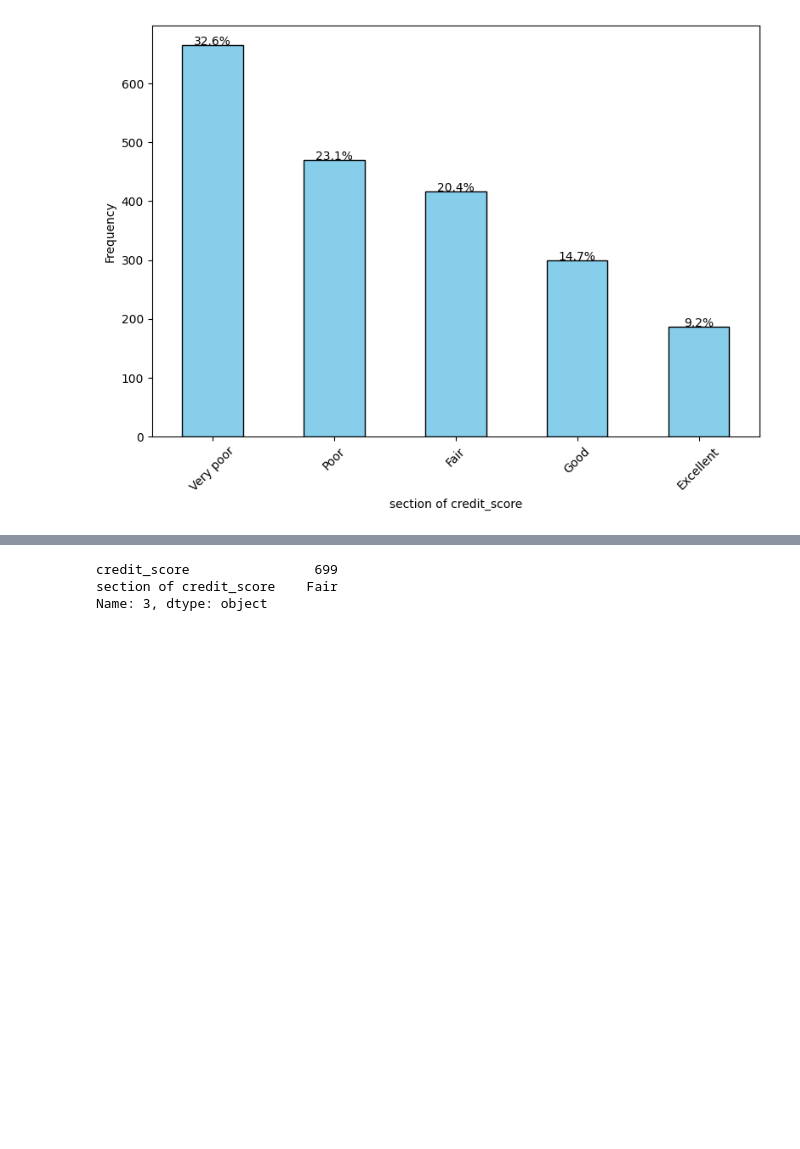
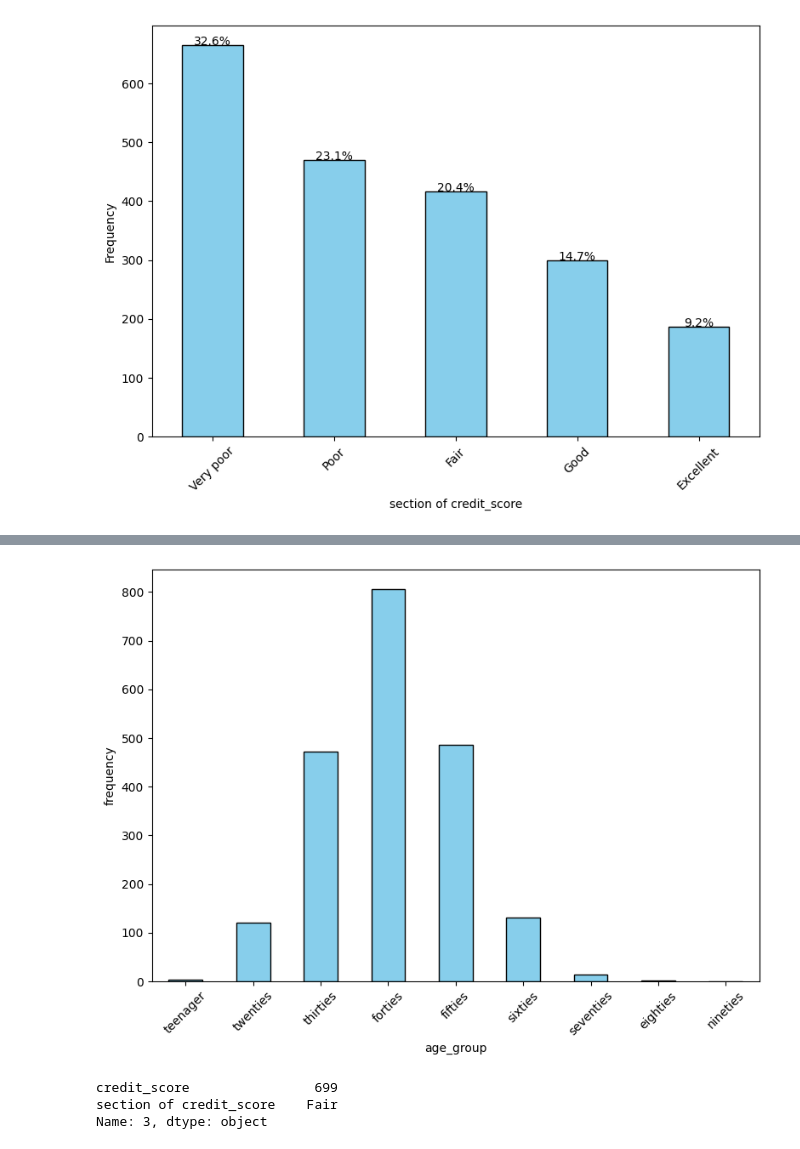
Before and after one commit to coconutkim/project_churn, a Jupyter notebook: pr1.ipynb, the cells around one changed output, grey strips where cells are left out. Saved outputs shown, nothing was run; the diff lists cells and outputs as text; code cells hidden in the pictures; blank space fills up the shorter version.

```diff
--- a/pr1.ipynb
+++ b/pr1.ipynb
@@ -205,3 +205,17 @@ plt.tight_layout()  # 레이아웃을 자동으로 조정합니다
 plt.show()
 # %% [output]
 [figure]
+# %%
+import pandas as pd
+
+# 예제 데이터 생성
+
+# 나이 구간 정의
+bins = [0, 19, 29, 39, 49, 59, 69, 79, 89, 99]  # 각 구간의 경계값
+labels = ['teenager', 'twenties', 'thirties', 'forties', 'fifties', 'sixties','seventies','eighties','nineties']  # 각 구간의 레이블
+
+# 나이 구간에 따라 분류
+filtered_df['age_group'] = pd.cut(filtered_df['age'], bins=bins, labels=labels, right=True)
+
+# 결과 출력
+print(filtered_df)
@@ -207,0 +261,4 @@ plt.show()
+# %%
+filtered_df.insert(filtered_df.columns.get_loc('age') + 1,
+              'age_group',
+              filtered_df.pop('age_group'))
@@ -208,3 +281,30 @@ plt.show()
+# %%
+import pandas as pd
+import matplotlib.pyplot as plt
+
+# 결과값이 1인 데이터만 필터링
+filtered_df = filtered_df[filtered_df['churn'] == 1]
+
+# '컬럼명'의 값의 분포를 집계
+distribution = filtered_df['age_group'].value_counts()
+
+ordered_labels = ['teenager', 'twenties', 'thirties', 'forties',
+                  'fifties', 'sixties','seventies','eighties',
+                  'nineties']  # 각 구간의 레이블
+
+distribution = distribution.reindex(ordered_labels).fillna(0)
+
+# 막대 그래프로 시각화
+plt.figure(figsize=(8, 6))
+distribution.plot(kind='bar', color='skyblue', edgecolor='black')
+# plt.title('결과값이 1인 데이터의 컬럼명 분포')
+plt.xlabel('age_group')
+plt.ylabel('frequency')
+plt.xticks(rotation=45)
+plt.tight_layout()
+plt.show()
+# %% [output]
+[figure, added]
 # %%
 bank_df.to_csv('bank_df.csv')
 # %%
```
Also changed, not shown: parts of 4 cells of this notebook, 1 other file.
